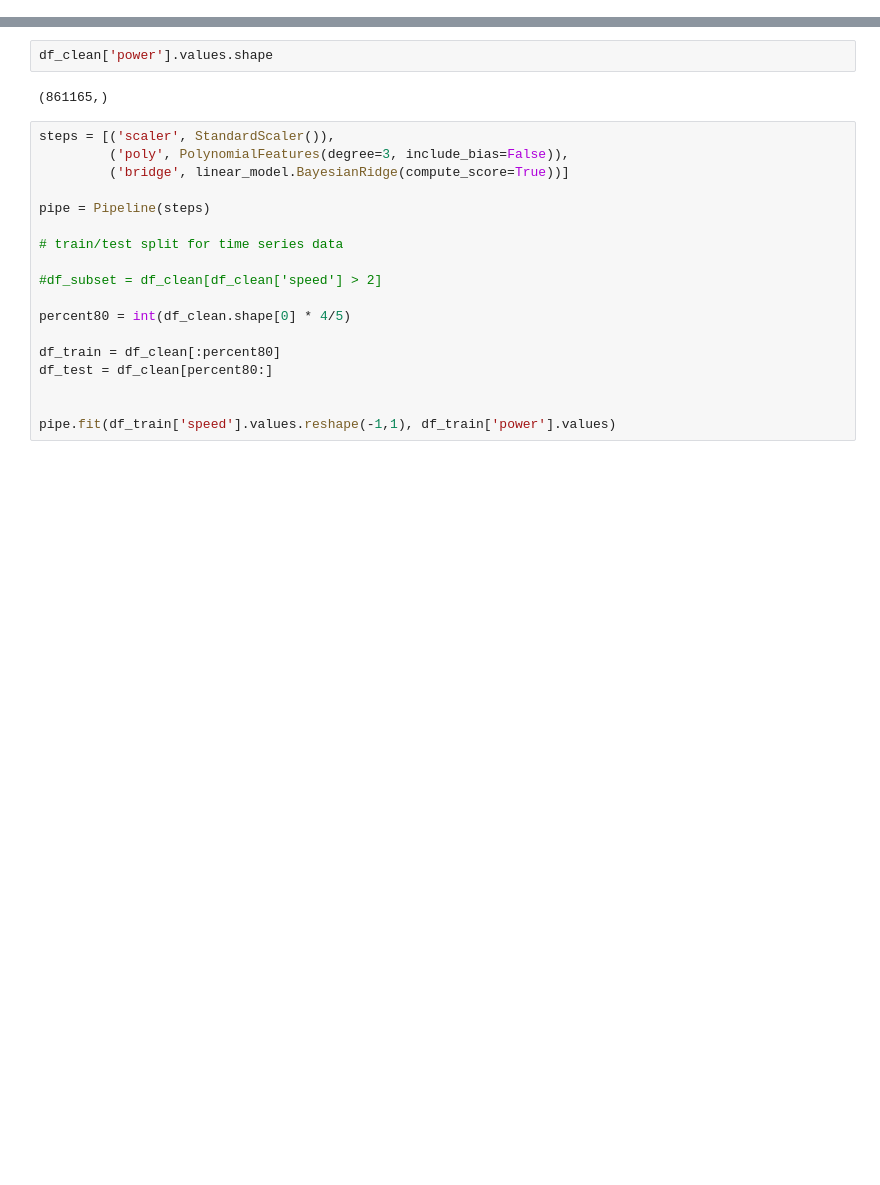
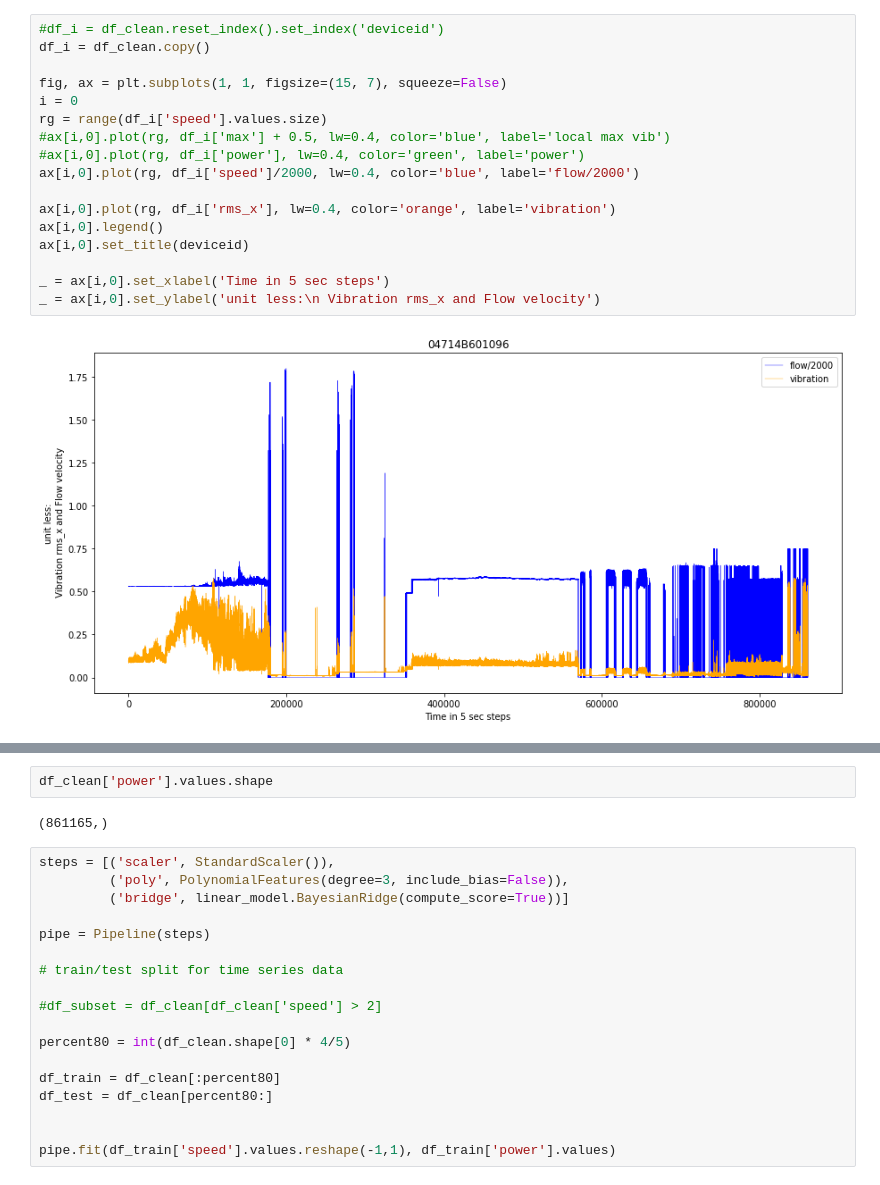
Before and after one commit to sedgewickmm18/notebooks-attic, a Jupyter notebook: PumpVibrationUseCaseInMoreDetail.ipynb, the cells around one changed output, grey strips where cells are left out. Drawn from its saved outputs; the diff is of its cells as text; blank space fills up the shorter version.

```diff
--- a/PumpVibrationUseCaseInMoreDetail.ipynb
+++ b/PumpVibrationUseCaseInMoreDetail.ipynb
@@ -137,0 +165,19 @@ So we have to go another route, let's start with
+# %%
+#df_i = df_clean.reset_index().set_index('deviceid')
+df_i = df_clean.copy()
+
+fig, ax = plt.subplots(1, 1, figsize=(15, 7), squeeze=False)
+i = 0
+rg = range(df_i['speed'].values.size)
+#ax[i,0].plot(rg, df_i['max'] + 0.5, lw=0.4, color='blue', label='local max vib')
+#ax[i,0].plot(rg, df_i['power'], lw=0.4, color='green', label='power')
+ax[i,0].plot(rg, df_i['speed']/2000, lw=0.4, color='blue', label='flow/2000')
+
+ax[i,0].plot(rg, df_i['rms_x'], lw=0.4, color='orange', label='vibration')
+ax[i,0].legend()
+ax[i,0].set_title(deviceid)
+
+_ = ax[i,0].set_xlabel('Time in 5 sec steps')
+_ = ax[i,0].set_ylabel('unit less:\n Vibration rms_x and Flow velocity')
+# %% [output]
+[figure, added]
```
Also changed, not shown: parts of 49 cells of this notebook.
